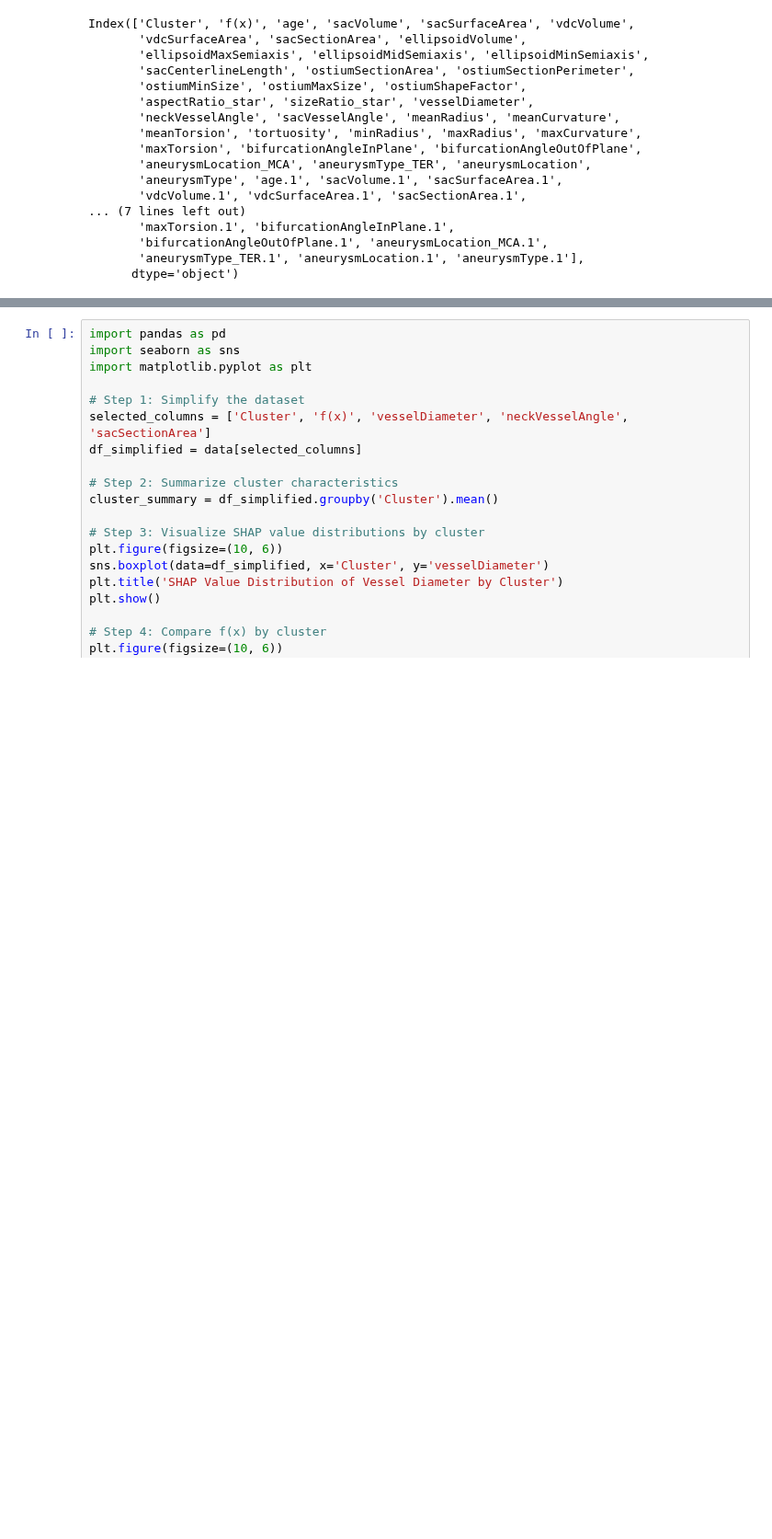
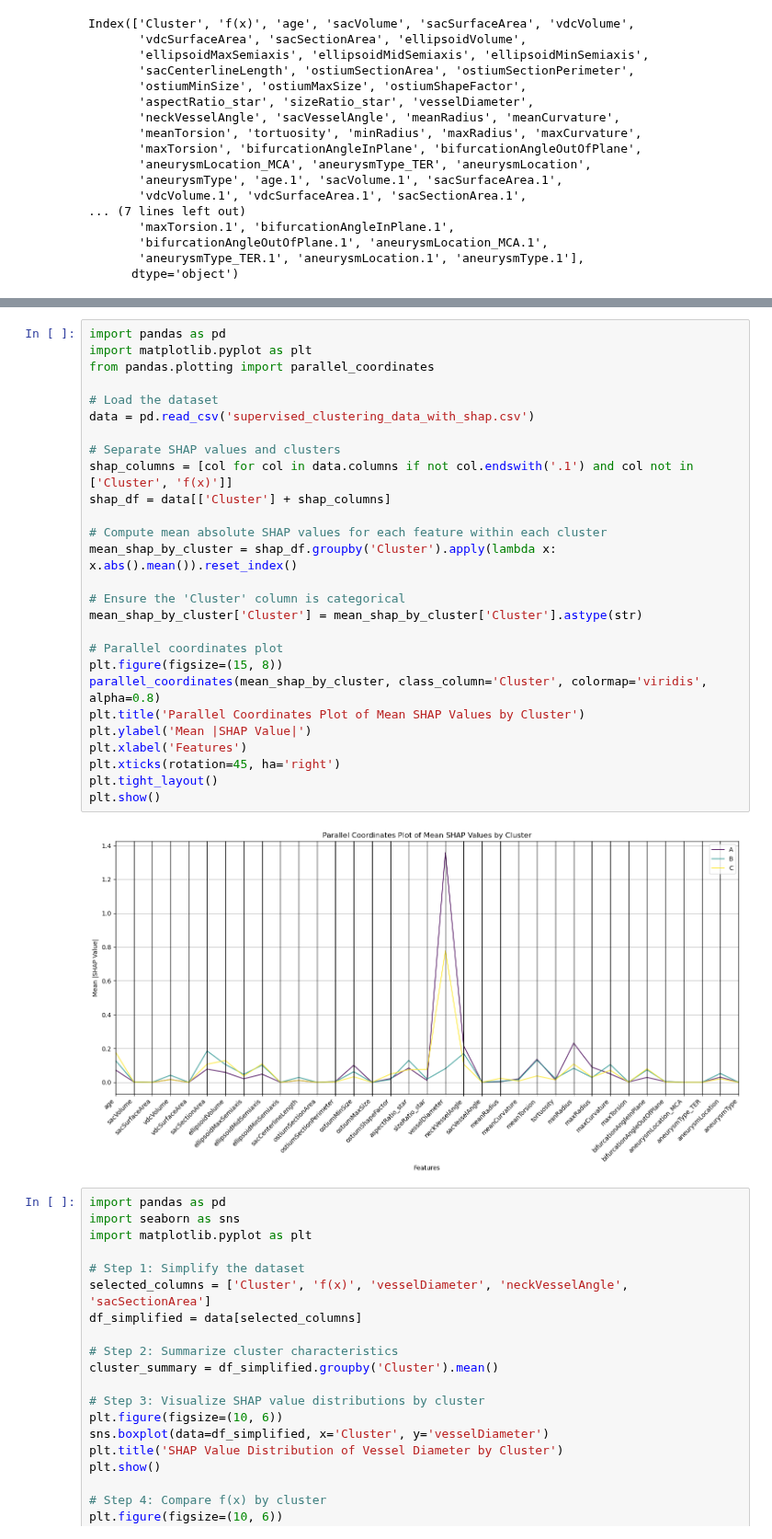
Before and after one commit to shrinitbabel/Aneurysm-CFD-Supervised-Clustering, a Jupyter notebook: SHAP.ipynb, the cells around one changed output, grey strips where cells are left out. Shown at 92% size. Cells and saved outputs as stored; diff of their text form; blank space fills up the shorter version.

```diff
--- a/SHAP.ipynb
+++ b/SHAP.ipynb
@@ -25,3 +63,32 @@ Index(['Cluster', 'f(x)', 'age', 'sacVolume', 'sacSurfaceArea', 'vdcVolume',
+# %%
+import pandas as pd
+import matplotlib.pyplot as plt
+from pandas.plotting import parallel_coordinates
+
+# Load the dataset
+data = pd.read_csv('supervised_clustering_data_with_shap.csv')
+
+# Separate SHAP values and clusters
+shap_columns = [col for col in data.columns if not col.endswith('.1') and col not in ['Cluster', 'f(x)']]
+shap_df = data[['Cluster'] + shap_columns]
+
+# Compute mean absolute SHAP values for each feature within each cluster
+mean_shap_by_cluster = shap_df.groupby('Cluster').apply(lambda x: x.abs().mean()).reset_index()
+
+# Ensure the 'Cluster' column is categorical
+mean_shap_by_cluster['Cluster'] = mean_shap_by_cluster['Cluster'].astype(str)
+
+# Parallel coordinates plot
+plt.figure(figsize=(15, 8))
+parallel_coordinates(mean_shap_by_cluster, class_column='Cluster', colormap='viridis', alpha=0.8)
+plt.title('Parallel Coordinates Plot of Mean SHAP Values by Cluster')
+plt.ylabel('Mean |SHAP Value|')
+plt.xlabel('Features')
+plt.xticks(rotation=45, ha='right')
+plt.tight_layout()
+plt.show()
+# %% [output]
+[figure, added]
 # %%
 import pandas as pd
 import seaborn as sns
```
Also changed, not shown: parts of 4 cells of this notebook, 5 other files.
